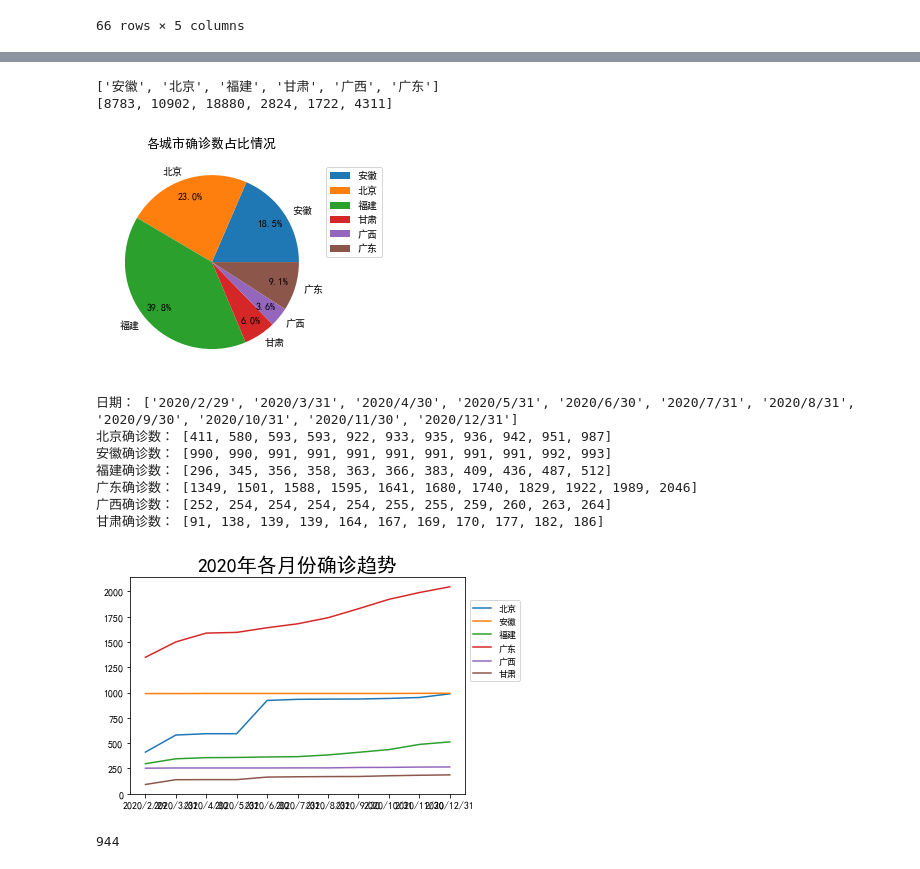
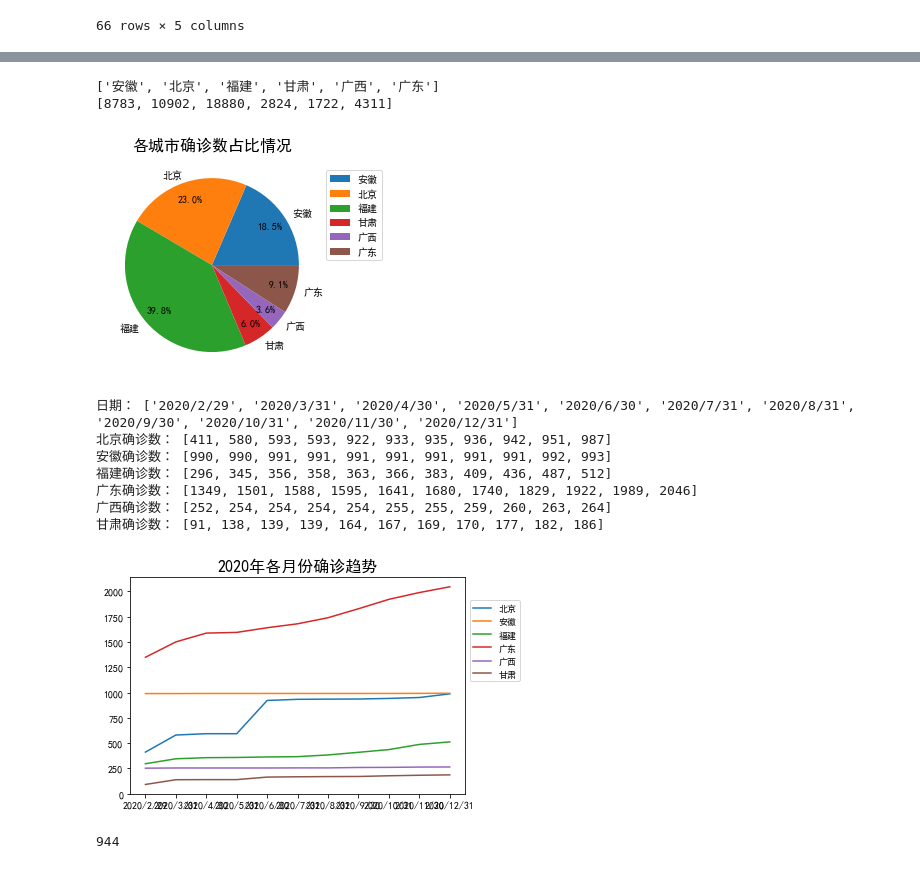
Before and after one commit to yangyezhuang/Python, a Jupyter notebook: Python数据分析/疫情分析/main.ipynb, the cells around one changed output, grey strips where cells are left out. Drawn from its saved outputs; the diff is of its cells as text; code cells hidden in the pictures.

```diff
--- a/Python数据分析/疫情分析/main.ipynb
+++ b/Python数据分析/疫情分析/main.ipynb
@@ -69,61 +69,62 @@ total_bad = df['bad'].groupby(df['city']).sum().tolist()
 print(city)
 print(total_bad)
 
-plt.title('各城市确诊数占比情况',fontsize=13)
+plt.title('各城市确诊数占比情况', fontsize=16)
 explode = [0]*len(city)
-plt.pie(total_bad,explode,city,pctdistance=0.8,autopct='%.1f%%')
-plt.legend(loc='lower left',bbox_to_anchor=[1,0.5,0.5,1])
+plt.pie(total_bad, explode, city, pctdistance=0.8, autopct='%.1f%%')
+plt.legend(loc='lower left', bbox_to_anchor=[1, 0.5, 0.5, 1])
 plt.show()
 # %% [output]
 ['安徽', '北京', '福建', '甘肃', '广西', '广东']
 [8783, 10902, 18880, 2824, 1722, 4311]
-[figure, old version]
+[figure, new version]
 # %%
-bj = df[df['city']=='北京']
+bj = df[df['city'] == '北京']
 time = bj['date'].tolist()
 bj_num = bj['bad'].tolist()
 
-ah = df[df['city']=='安徽']
+ah = df[df['city'] == '安徽']
 ah_num = ah['bad'].tolist()
 
-fj = df[df['city']=='福建']
+fj = df[df['city'] == '福建']
 fj_num = fj['bad'].tolist()
 
-gd = df[df['city']=='广东']
+gd = df[df['city'] == '广东']
 gd_num = gd['bad'].tolist()
 
-gx = df[df['city']=='广西']
+gx = df[df['city'] == '广西']
 gx_num = gx['bad'].tolist()
 
-gs = df[df['city']=='甘肃']
+gs = df[df['city'] == '甘肃']
 gs_num = gs['bad'].tolist()
 
-print('日期：',time)
-print('北京确诊数：',bj_num)
-print('安徽确诊数：',ah_num)
-print('福建确诊数：',fj_num)
-print('广东确诊数：',gd_num)
-print('广西确诊数：',gx_num)
-print('甘肃确诊数：',gs_num)
+print('日期：', time)
+print('北京确诊数：', bj_num)
+print('安徽确诊数：', ah_num)
+print('福建确诊数：', fj_num)
+print('广东确诊数：', gd_num)
+print('广西确诊数：', gx_num)
+print('甘肃确诊数：', gs_num)
 
 
-plt.title('2020年各月份确诊趋势',fontsize=20)
-plt.plot(time,bj_num,label='北京')
-plt.plot(time,ah_num,label='安徽')
-plt.plot(time,fj_num,label='福建')
-plt.plot(time,gd_num,label='广东')
-plt.plot(time,gx_num,label='广西')
-plt.plot(time,gs_num,label='甘肃')
-plt.legend(loc='lower left',fontsize=9,bbox_to_anchor=[1,0.5,0.5,1])
+plt.title('2020年各月份确诊趋势', fontsize=16)
+plt.plot(time, bj_num, label='北京')
+plt.plot(time, ah_num, label='安徽')
+plt.plot(time, fj_num, label='福建')
+plt.plot(time, gd_num, label='广东')
+plt.plot(time, gx_num, label='广西')
+plt.plot(time, gs_num, label='甘肃')
+plt.legend(loc='lower left', fontsize=9, bbox_to_anchor=[1, 0.5, 0.5, 1])
+plt.x
 # plt.savefig('2020年各月份确诊趋势.png')
 plt.show()
 # %% [output]
 日期： ['2020/2/29', '2020/3/31', '2020/4/30', '2020/5/31', '2020/6/30', '2020/7/31', '2020/8/31', '2020/9/30', '2020/10/31', '2020/11/30', '2020/12/31']
 北京确诊数： [411, 580, 593, 593, 922, 933, 935, 936, 942, 951, 987]
 安徽确诊数： [990, 990, 991, 991, 991, 991, 991, 991, 991, 992, 993]
 福建确诊数： [296, 345, 356, 358, 363, 366, 383, 409, 436, 487, 512]
 广东确诊数： [1349, 1501, 1588, 1595, 1641, 1680, 1740, 1829, 1922, 1989, 2046]
 广西确诊数： [252, 254, 254, 254, 254, 255, 255, 259, 260, 263, 264]
 甘肃确诊数： [91, 138, 139, 139, 164, 167, 169, 170, 177, 182, 186]
-[figure, old version]
+[figure, new version]
 # %%
```
Also changed, not shown: parts of 5 cells of this notebook.
